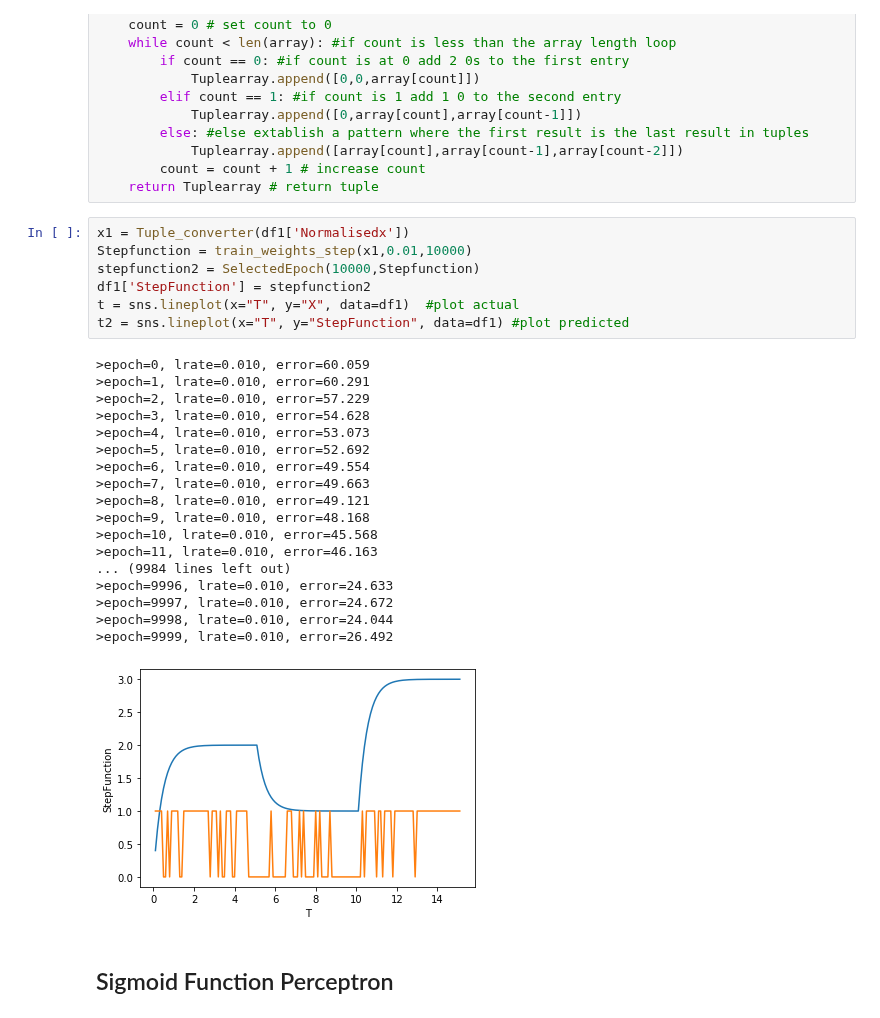
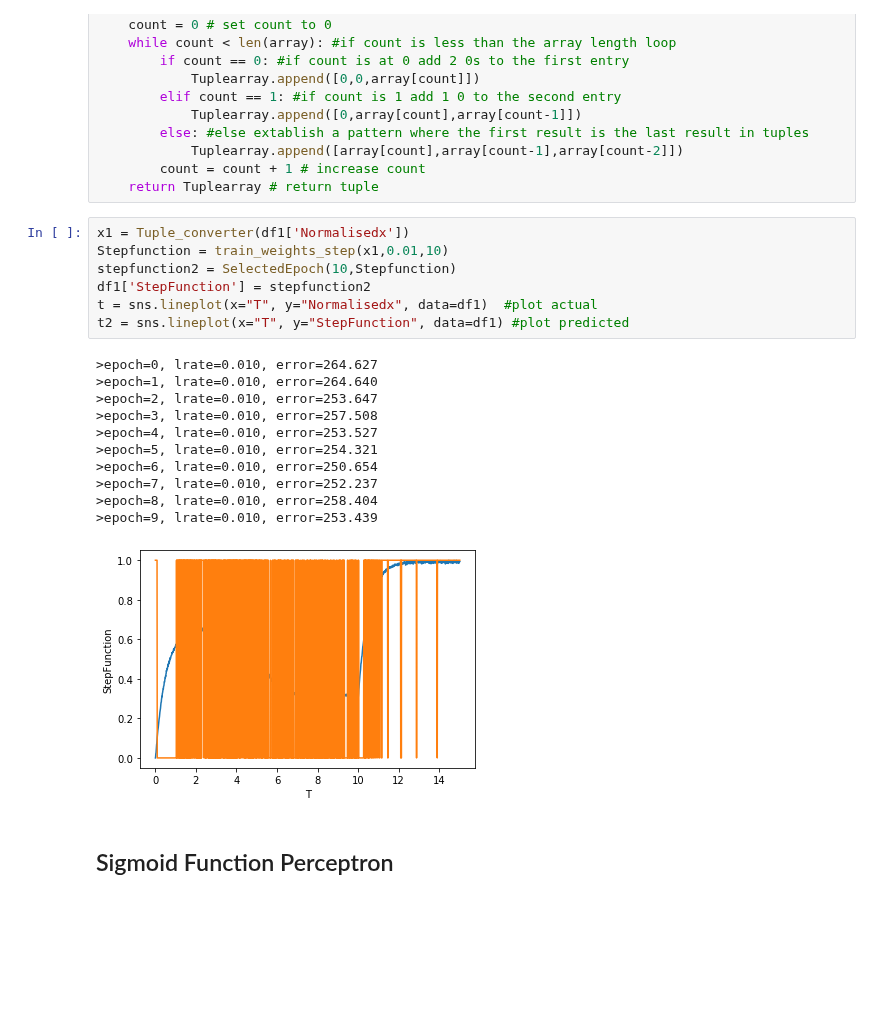
Before and after one commit to JamesDun2866/Computational-Science, a Jupyter notebook: Computational Science.ipynb, the cells around one changed output. Cells and saved outputs as stored; diff of their text form; blank space fills up the shorter version.

```diff
--- a/Computational Science.ipynb
+++ b/Computational Science.ipynb
@@ -573,30 +573,23 @@ def Tuple_converter(array): #convert array into a tuple set
     return Tuplearray # return tuple
 # %%
 x1 = Tuple_converter(df1['Normalisedx'])
-Stepfunction = train_weights_step(x1,0.01,10000)
-stepfunction2 = SelectedEpoch(10000,Stepfunction)
+Stepfunction = train_weights_step(x1,0.01,10)
+stepfunction2 = SelectedEpoch(10,Stepfunction)
 df1['StepFunction'] = stepfunction2
-t = sns.lineplot(x="T", y="X", data=df1)  #plot actual
+t = sns.lineplot(x="T", y="Normalisedx", data=df1)  #plot actual
 t2 = sns.lineplot(x="T", y="StepFunction", data=df1) #plot predicted
 # %% [output]
->epoch=0, lrate=0.010, error=60.059
->epoch=1, lrate=0.010, error=60.291
->epoch=2, lrate=0.010, error=57.229
->epoch=3, lrate=0.010, error=54.628
->epoch=4, lrate=0.010, error=53.073
->epoch=5, lrate=0.010, error=52.692
->epoch=6, lrate=0.010, error=49.554
->epoch=7, lrate=0.010, error=49.663
->epoch=8, lrate=0.010, error=49.121
->epoch=9, lrate=0.010, error=48.168
->epoch=10, lrate=0.010, error=45.568
->epoch=11, lrate=0.010, error=46.163
-... (9984 lines left out)
->epoch=9996, lrate=0.010, error=24.633
->epoch=9997, lrate=0.010, error=24.672
->epoch=9998, lrate=0.010, error=24.044
->epoch=9999, lrate=0.010, error=26.492
+>epoch=0, lrate=0.010, error=264.627
+>epoch=1, lrate=0.010, error=264.640
+>epoch=2, lrate=0.010, error=253.647
+>epoch=3, lrate=0.010, error=257.508
+>epoch=4, lrate=0.010, error=253.527
+>epoch=5, lrate=0.010, error=254.321
+>epoch=6, lrate=0.010, error=250.654
+>epoch=7, lrate=0.010, error=252.237
+>epoch=8, lrate=0.010, error=258.404
+>epoch=9, lrate=0.010, error=253.439
-[figure, old version]
+[figure, new version]
 # %% [markdown]
 ## Sigmoid Function Perceptron
 # %%
```
Also changed, not shown: parts of 13 cells of this notebook.
